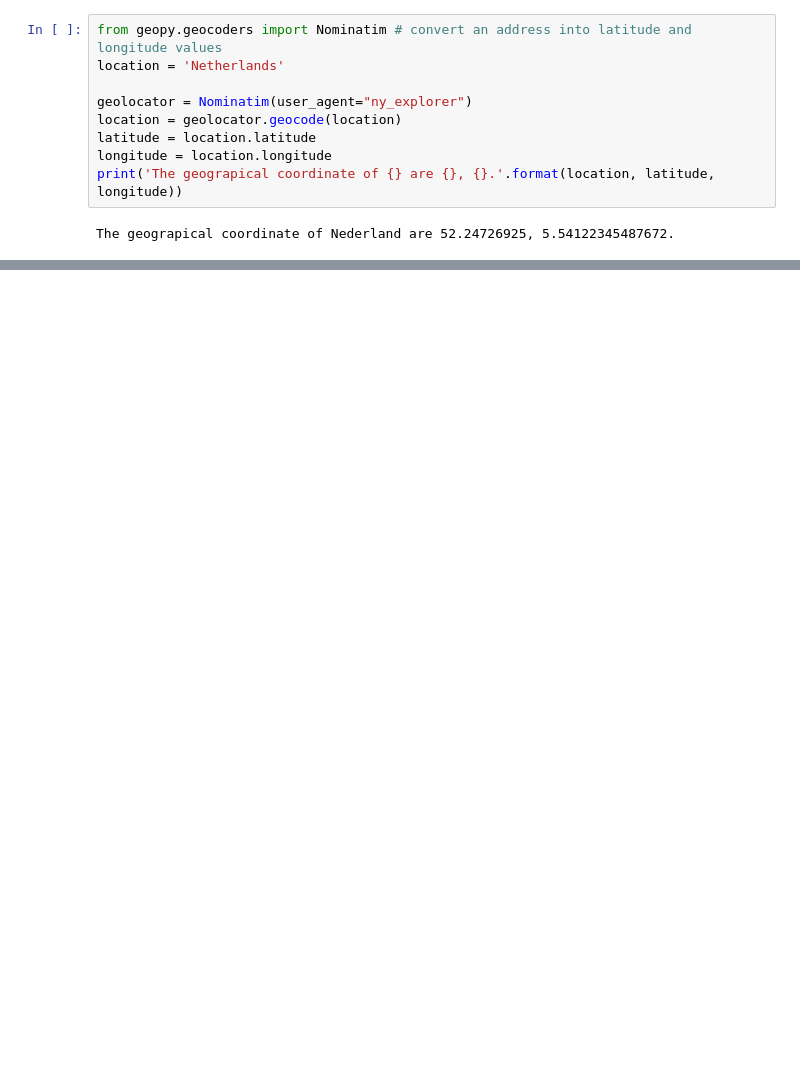
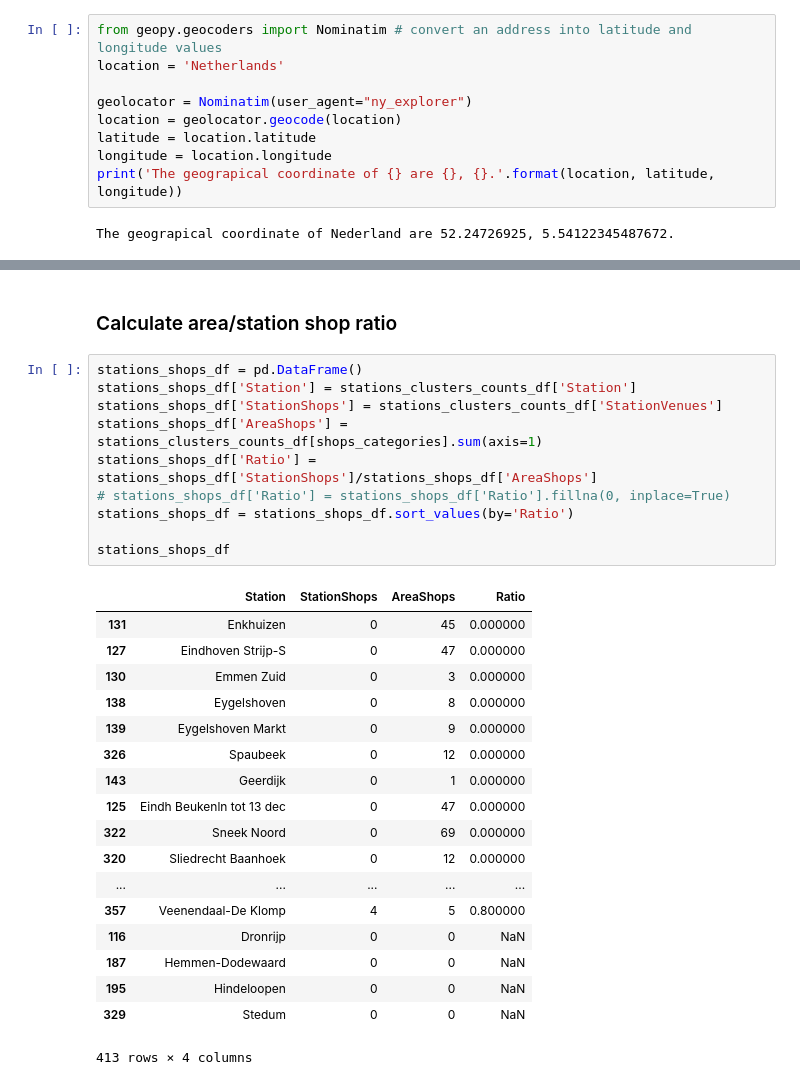
Before and after one commit to ArjanLem/Coursera_Capstone, a Jupyter notebook: BattleNeighbourhoods/classification_dutch_train_stations-wk5.ipynb, the cells around one changed output, grey strips where cells are left out. Drawn from its saved outputs; the diff is of its cells as text; blank space fills up the shorter version.

```diff
--- a/BattleNeighbourhoods/classification_dutch_train_stations-wk5.ipynb
+++ b/BattleNeighbourhoods/classification_dutch_train_stations-wk5.ipynb
@@ -423,3 +508,34 @@ for lat, lon, poi, cluster in zip(stations_clusters_minmax_df['Lat'],
 map_clusters
 # %% [output]
 [interactive output not drawn]
+# %% [markdown]
+### Calculate area/station shop ratio
+# %%
+stations_shops_df = pd.DataFrame()
+stations_shops_df['Station'] = stations_clusters_counts_df['Station']
+stations_shops_df['StationShops'] = stations_clusters_counts_df['StationVenues']
+stations_shops_df['AreaShops'] =  stations_clusters_counts_df[shops_categories].sum(axis=1)
+stations_shops_df['Ratio'] = stations_shops_df['StationShops']/stations_shops_df['AreaShops']
+# stations_shops_df['Ratio'] = stations_shops_df['Ratio'].fillna(0, inplace=True)
+stations_shops_df = stations_shops_df.sort_values(by='Ratio')
+
+stations_shops_df
+# %% [output]
+|  | Station | StationShops | AreaShops | Ratio |
+| 131 | Enkhuizen | 0 | 45 | 0.000000 |
+| 127 | Eindhoven Strijp-S | 0 | 47 | 0.000000 |
+| 130 | Emmen Zuid | 0 | 3 | 0.000000 |
+| 138 | Eygelshoven | 0 | 8 | 0.000000 |
+| 139 | Eygelshoven Markt | 0 | 9 | 0.000000 |
+| 326 | Spaubeek | 0 | 12 | 0.000000 |
+| 143 | Geerdijk | 0 | 1 | 0.000000 |
+| 125 | Eindh Beukenln tot 13 dec | 0 | 47 | 0.000000 |
+| 322 | Sneek Noord | 0 | 69 | 0.000000 |
+| 320 | Sliedrecht Baanhoek | 0 | 12 | 0.000000 |
+| ... | ... | ... | ... | ... |
+| 357 | Veenendaal-De Klomp | 4 | 5 | 0.800000 |
+| 116 | Dronrijp | 0 | 0 | NaN |
+| 187 | Hemmen-Dodewaard | 0 | 0 | NaN |
+| 195 | Hindeloopen | 0 | 0 | NaN |
+| 329 | Stedum | 0 | 0 | NaN |
+413 rows × 4 columns
```
Also changed, not shown: parts of 21 cells of this notebook, 2 other files.
